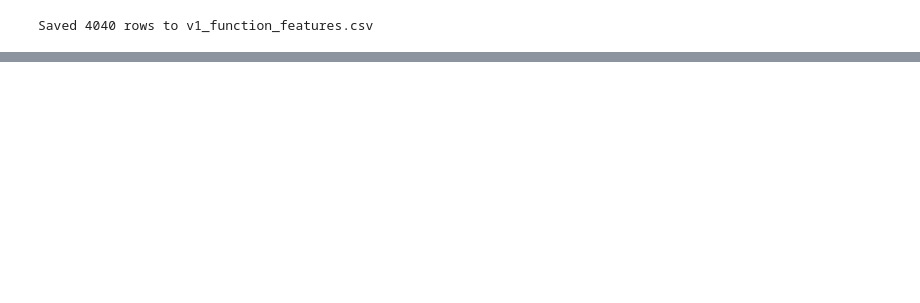
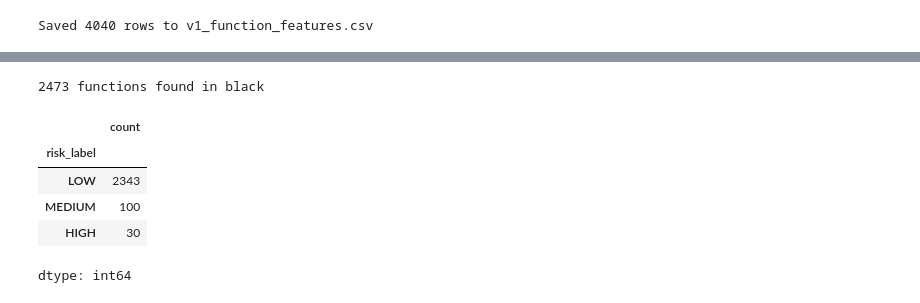
Before and after one commit to latikadhami05/ai-code-quality-risk-intelligence, a Jupyter notebook: notebooks/V1_code_risk_estimator.ipynb, the cells around one changed output, grey strips where cells are left out. Drawn from its saved outputs; the diff is of its cells as text; code cells hidden in the pictures; blank space fills up the shorter version.

```diff
--- a/notebooks/V1_code_risk_estimator.ipynb
+++ b/notebooks/V1_code_risk_estimator.ipynb
@@ -202,0 +291,16 @@ Saved 4040 rows to v1_function_features.csv
+# %%
+black_files = find_python_files("black")
+black_data = build_dataset(black_files, "black")
+df_black = pd.DataFrame(black_data)
+df_black["risk_label"] = df_black.apply(assign_risk, axis=1)
+
+print(len(df_black), "functions found in black")
+df_black["risk_label"].value_counts()
+# %% [output]
+2473 functions found in black
+|  | count |
+| risk_label |  |
+| LOW | 2343 |
+| MEDIUM | 100 |
+| HIGH | 30 |
+dtype: int64
```
Also changed, not shown: parts of 14 cells of this notebook.
